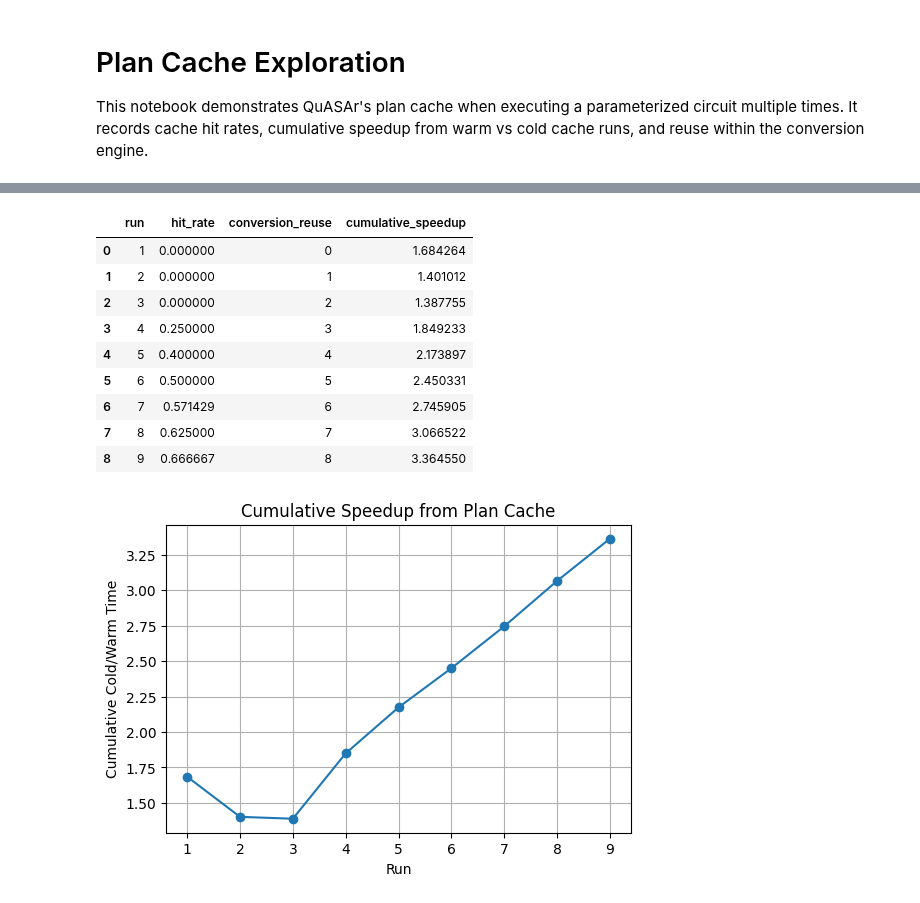
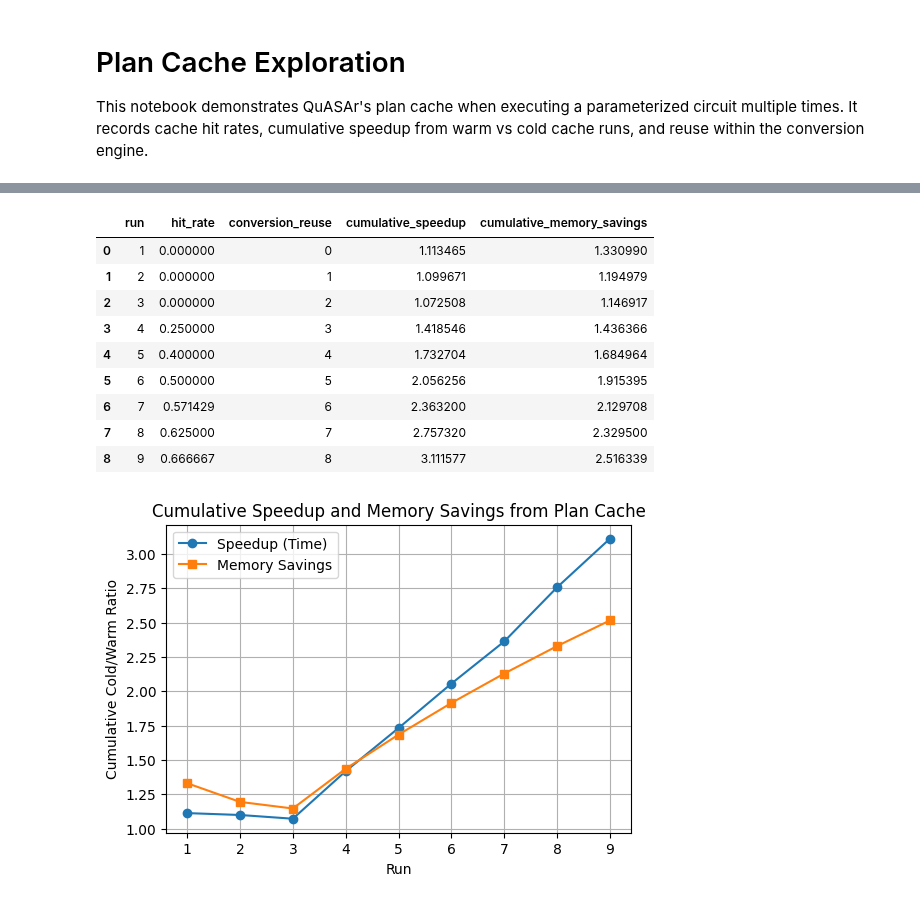
Before and after one commit to tmlittau/QuASAr, a Jupyter notebook: benchmarks/notebooks/06_plan_cache.ipynb, the cells around one changed output, grey strips where cells are left out. Saved outputs shown, nothing was run; the diff lists cells and outputs as text; code cells hidden in the pictures.

Commit message:
Track memory in plan cache notebook

```diff
--- a/benchmarks/notebooks/06_plan_cache.ipynb
+++ b/benchmarks/notebooks/06_plan_cache.ipynb
@@ -55,26 +76,29 @@ df[['run','hit_rate','conversion_reuse','cumulative_speedup']]
 # %%
-df[['run','hit_rate','conversion_reuse','cumulative_speedup']]
+df[['run','hit_rate','conversion_reuse','cumulative_speedup','cumulative_memory_savings']]
 # %% [output]
-|  | run | hit_rate | conversion_reuse | cumulative_speedup |
-| 0 | 1 | 0.000000 | 0 | 1.684264 |
-| 1 | 2 | 0.000000 | 1 | 1.401012 |
-| 2 | 3 | 0.000000 | 2 | 1.387755 |
-| 3 | 4 | 0.250000 | 3 | 1.849233 |
-| 4 | 5 | 0.400000 | 4 | 2.173897 |
-| 5 | 6 | 0.500000 | 5 | 2.450331 |
-| 6 | 7 | 0.571429 | 6 | 2.745905 |
-| 7 | 8 | 0.625000 | 7 | 3.066522 |
-| 8 | 9 | 0.666667 | 8 | 3.364550 |
+|  | run | hit_rate | conversion_reuse | cumulative_speedup | cumulative_memory_savings |
+| 0 | 1 | 0.000000 | 0 | 1.113465 | 1.330990 |
+| 1 | 2 | 0.000000 | 1 | 1.099671 | 1.194979 |
+| 2 | 3 | 0.000000 | 2 | 1.072508 | 1.146917 |
+| 3 | 4 | 0.250000 | 3 | 1.418546 | 1.436366 |
+| 4 | 5 | 0.400000 | 4 | 1.732704 | 1.684964 |
+| 5 | 6 | 0.500000 | 5 | 2.056256 | 1.915395 |
+| 6 | 7 | 0.571429 | 6 | 2.363200 | 2.129708 |
+| 7 | 8 | 0.625000 | 7 | 2.757320 | 2.329500 |
+| 8 | 9 | 0.666667 | 8 | 3.111577 | 2.516339 |
 # %%
+
 plt.figure(figsize=(6,4))
-plt.plot(df['run'], df['cumulative_speedup'], marker='o')
+plt.plot(df['run'], df['cumulative_speedup'], marker='o', label='Speedup (Time)')
+plt.plot(df['run'], df['cumulative_memory_savings'], marker='s', label='Memory Savings')
 plt.xlabel('Run')
-plt.ylabel('Cumulative Cold/Warm Time')
-plt.title('Cumulative Speedup from Plan Cache')
+plt.ylabel('Cumulative Cold/Warm Ratio')
+plt.title('Cumulative Speedup and Memory Savings from Plan Cache')
 plt.grid(True)
+plt.legend()
 plt.show()
 # %% [output]
-[figure, old version]
+[figure, new version]
 # %%
 import pandas as pd
 from benchmarks.stats_utils import stats_table
```
Also changed, not shown: parts of 3 cells of this notebook, 1 other file.
